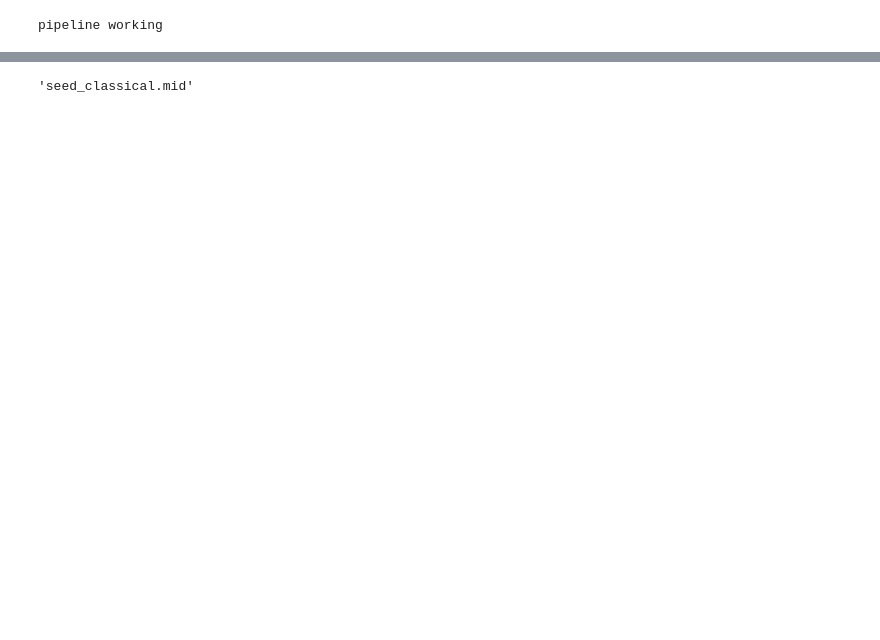
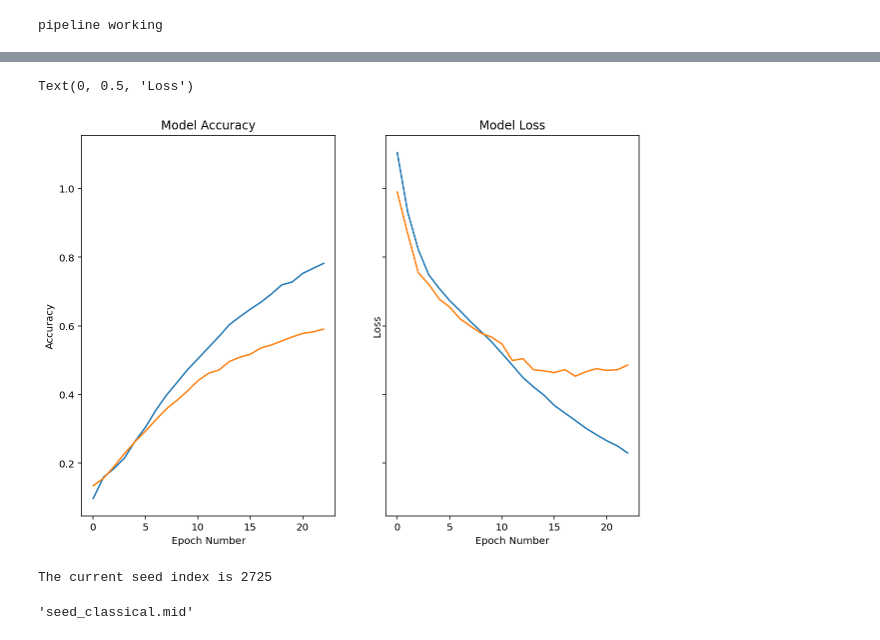
Before and after one commit to MarlonGrandy/LSTMMusicGeneration, a Jupyter notebook: MusicGenerationPipeline.ipynb, the cells around one changed output, grey strips where cells are left out. Cells and saved outputs as stored; diff of their text form; code cells hidden in the pictures; blank space fills up the shorter version.

```diff
--- a/MusicGenerationPipeline.ipynb
+++ b/MusicGenerationPipeline.ipynb
@@ -169,8 +152,8 @@ gc.collect()
 # %%
 def make_model(input_shape,output_shape):
   model = Sequential()
-  model.add(CuDNNLSTM(512,input_shape=input_shape,return_sequences=False))
-  model.add(Dropout(0.5))
+  model.add(CuDNNLSTM(256,input_shape=input_shape,return_sequences=False))
+  model.add(Dropout(0.25))
   model.add(Dense(256))
   model.add(Dropout(0.25))
   model.add(Dense(output_shape,activation = 'softmax'))
@@ -185,9 +168,7 @@ def make_model(input_shape,output_shape):
 model_notes = make_model(input_shape = (segment_length,unique_note_number), output_shape = unique_note_number)
 model_offsets = make_model(input_shape = (segment_length,unique_offset_number), output_shape = unique_offset_number)
 # %%
-my_callbacks = [
-    tf.keras.callbacks.EarlyStopping(patience=10)
-]
+my_callbacks = [tf.keras.callbacks.EarlyStopping(patience=5)]
 # %%
 history_note = model_notes.fit(X_train_note,y_train_note,epochs=150, validation_split = 0.2, callbacks = my_callbacks)
 # %% [output]
@@ -231,3 +212,12 @@ Epoch 31/150
+# %%
+f, (ax1, ax2) = plt.subplots(1, 2, sharey=True,figsize=(10,7))
+ax1.plot(history_note.history['accuracy']);ax1.plot(history_note.history['val_accuracy'])
+ax1.set_title('Model Accuracy');ax1.set_xlabel('Epoch Number');ax1.set_ylabel('Accuracy')
+ax2.plot(history_offset.history['loss']);ax2.plot(history_offset.history['val_loss']);
+ax2.set_title("Model Loss");ax2.set_xlabel('Epoch Number');ax2.set_ylabel('Loss')
+# %% [output]
+Text(0, 0.5, 'Loss')
+[figure, added]
 # %%
 def sample(preds, temperature=1.0):
     """Helper function to sample an index from a probability array."""
@@ -257,10 +247,13 @@ def music_maker(seed_vec,model_type,number_unique,unique,num_notes = 64):
 # %%
 import random
 randnum = random.randrange(0,len(X_test_note))
+print("The current seed index is " + str(randnum))
 test_note = X_test_note[randnum]
 test_offset = X_test_off[randnum]
 generated_music_note = music_maker(test_note, model_notes, unique_note_number,unique_notes)
 generated_music_offset = music_maker(test_offset,model_offsets,unique_offset_number,unique_offsets)
+# %% [output]
+The current seed index is 2725
 # %%
 seed_notes = []
 seed_offsets = []
```
Also changed, not shown: parts of 14 cells of this notebook.
